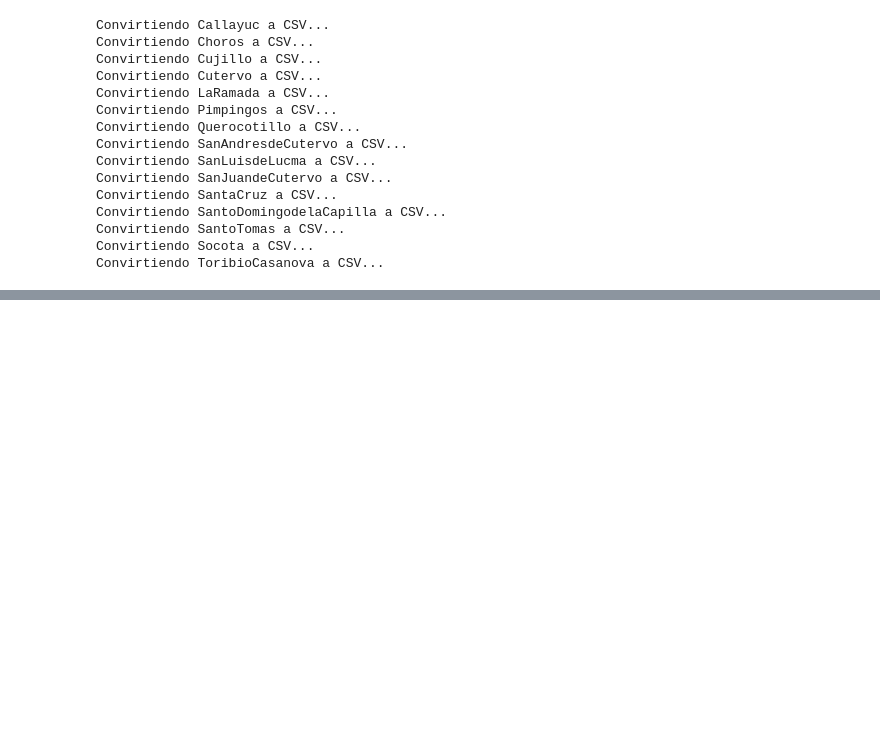
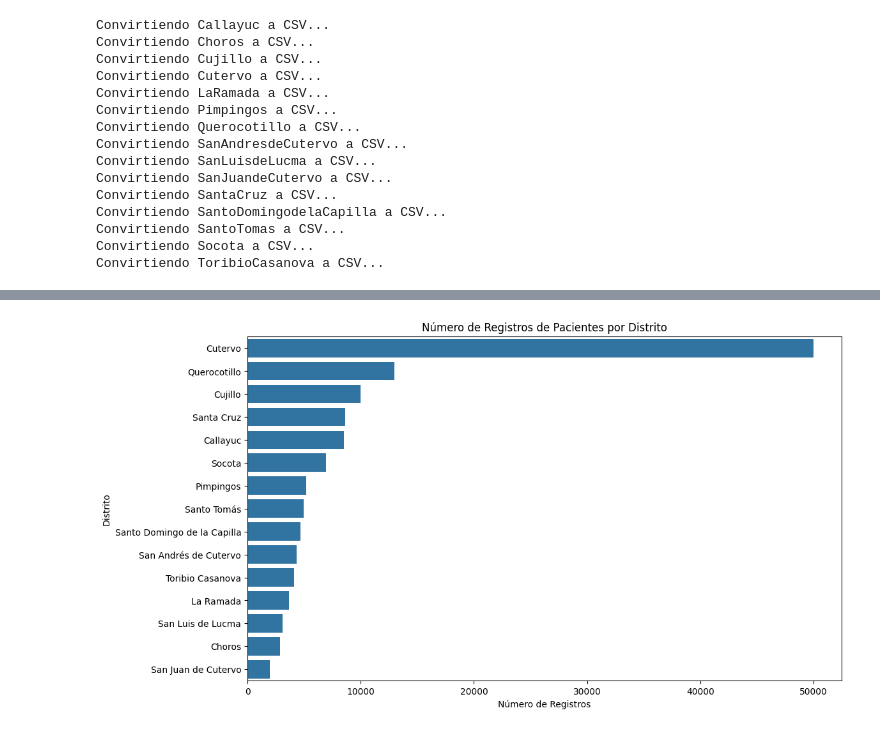
Before and after one commit to espinozaje/EcosistemaBigData, a Jupyter notebook: Proyecto_BigData.ipynb, the cells around one changed output, grey strips where cells are left out. Cells and saved outputs as stored; diff of their text form; code cells hidden in the pictures; blank space fills up the shorter version.

```diff
--- a/Proyecto_BigData.ipynb
+++ b/Proyecto_BigData.ipynb
@@ -187,0 +215,23 @@ only showing top 10 rows
+# %%
+
+
+
+distrito_counts_df = (
+    df_pre
+    .groupBy("Distrito")
+    .count()
+    .orderBy(col("count").desc())
+)
+
+
+pd_distrito_counts = distrito_counts_df.toPandas()
+
+
+plt.figure(figsize=(12, 7))
+sns.barplot(data=pd_distrito_counts, x="count", y="Distrito", orient='h')
+plt.title("Número de Registros de Pacientes por Distrito")
+plt.xlabel("Número de Registros")
+plt.ylabel("Distrito")
+plt.show()
+# %% [output]
+[figure, added]
```
Also changed, not shown: parts of 13 cells of this notebook, 1 other file.
